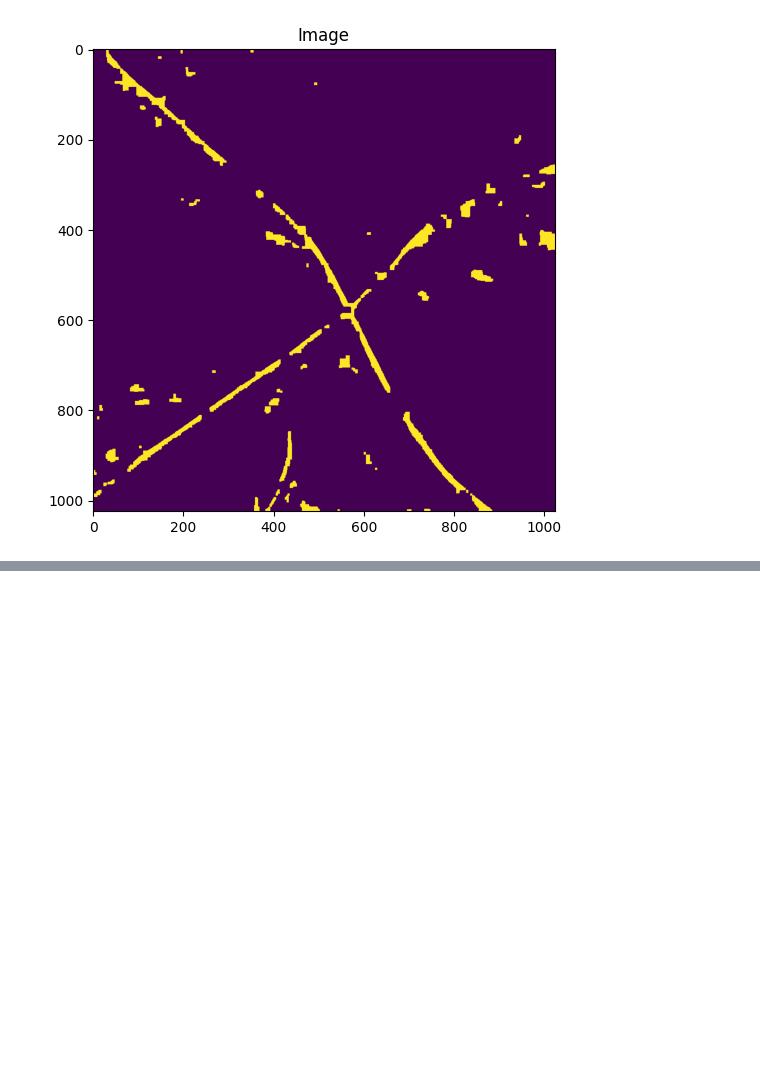
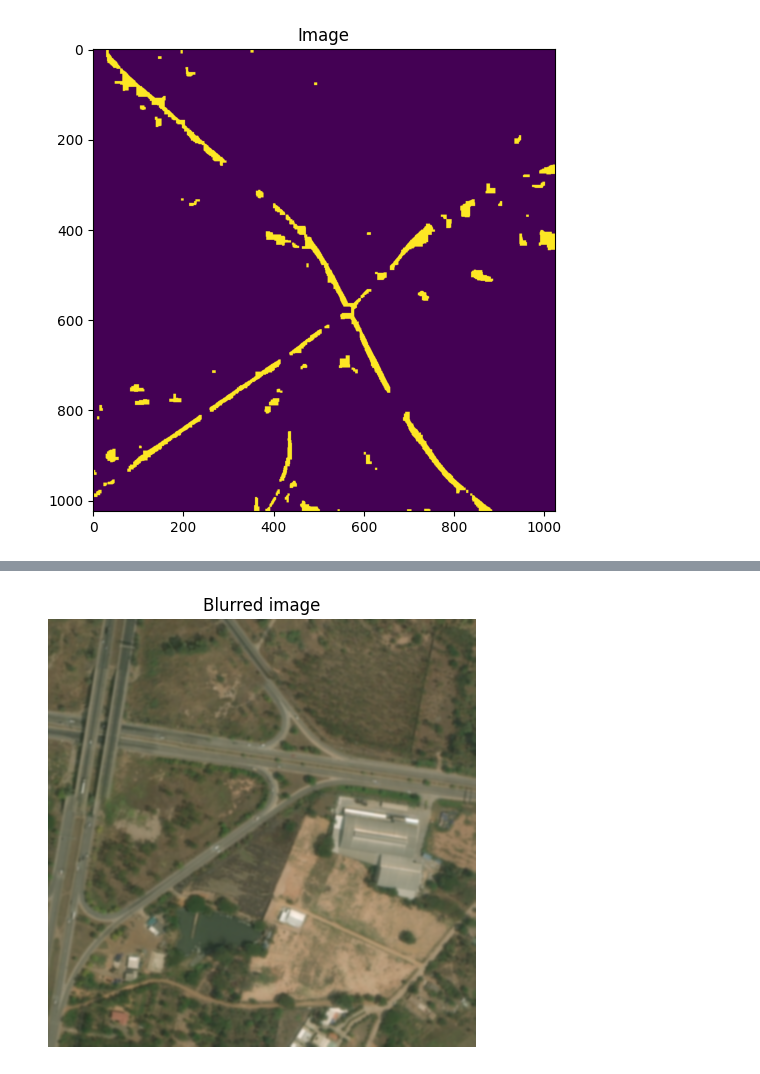
Before and after one commit to MANAS-AI-TaskPhase-25-26/Sunanda_VI, a Jupyter notebook: Final_Task/Road_Segmentation.ipynb, the cells around one changed output, grey strips where cells are left out. Saved outputs shown, nothing was run; the diff lists cells and outputs as text; code cells hidden in the pictures; blank space fills up the shorter version.

```diff
--- a/Final_Task/Road_Segmentation.ipynb
+++ b/Final_Task/Road_Segmentation.ipynb
@@ -97,0 +357,10 @@ plt.show()
+# %%
+img = cv2.imread("DeepGlobe_Dataset/train/17193_sat.jpg")
+blur = cv2.GaussianBlur(img, (15, 15), 0)
+plt.imshow(cv2.cvtColor(blur, cv2.COLOR_BGR2RGB))
+plt.title("Blurred image")
+plt.axis('off')
+plt.tight_layout()
+plt.show()
+# %% [output]
+[figure, added]
```
Also changed, not shown: parts of 11 cells of this notebook.
